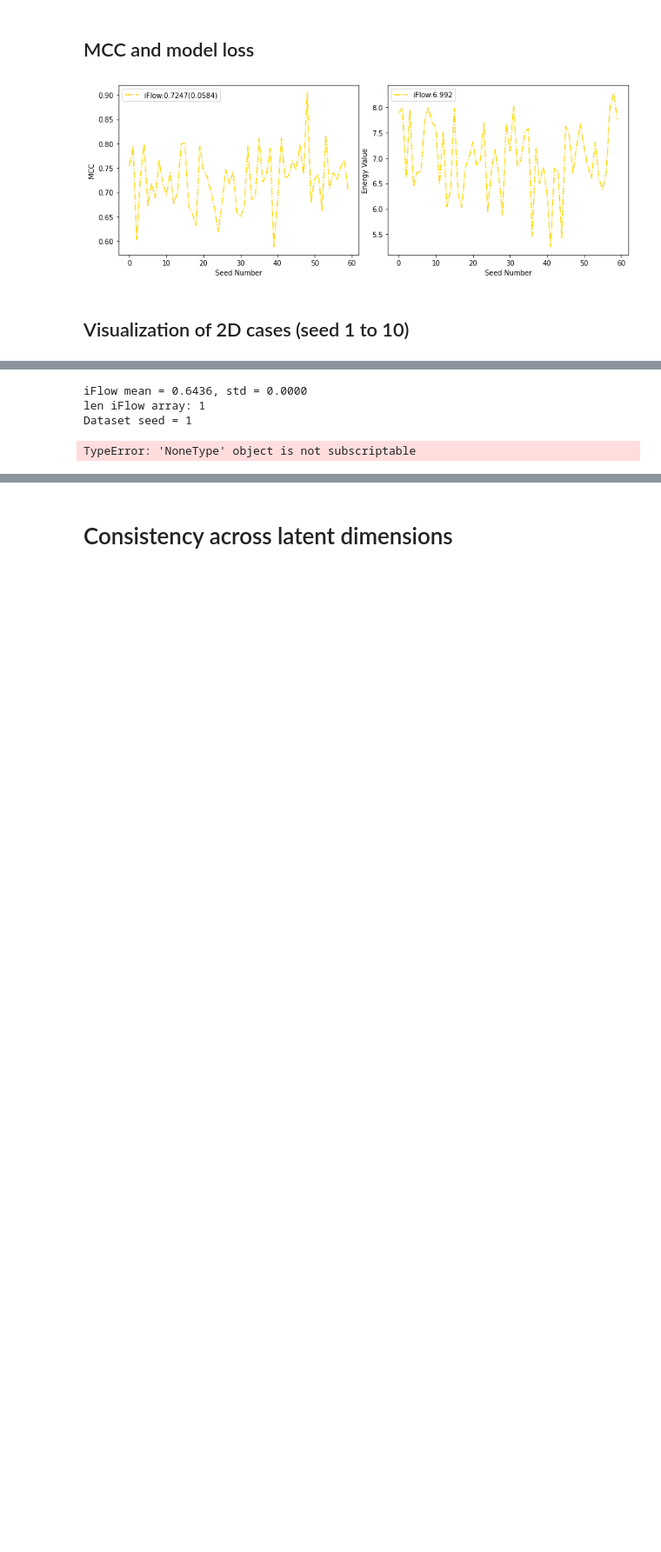
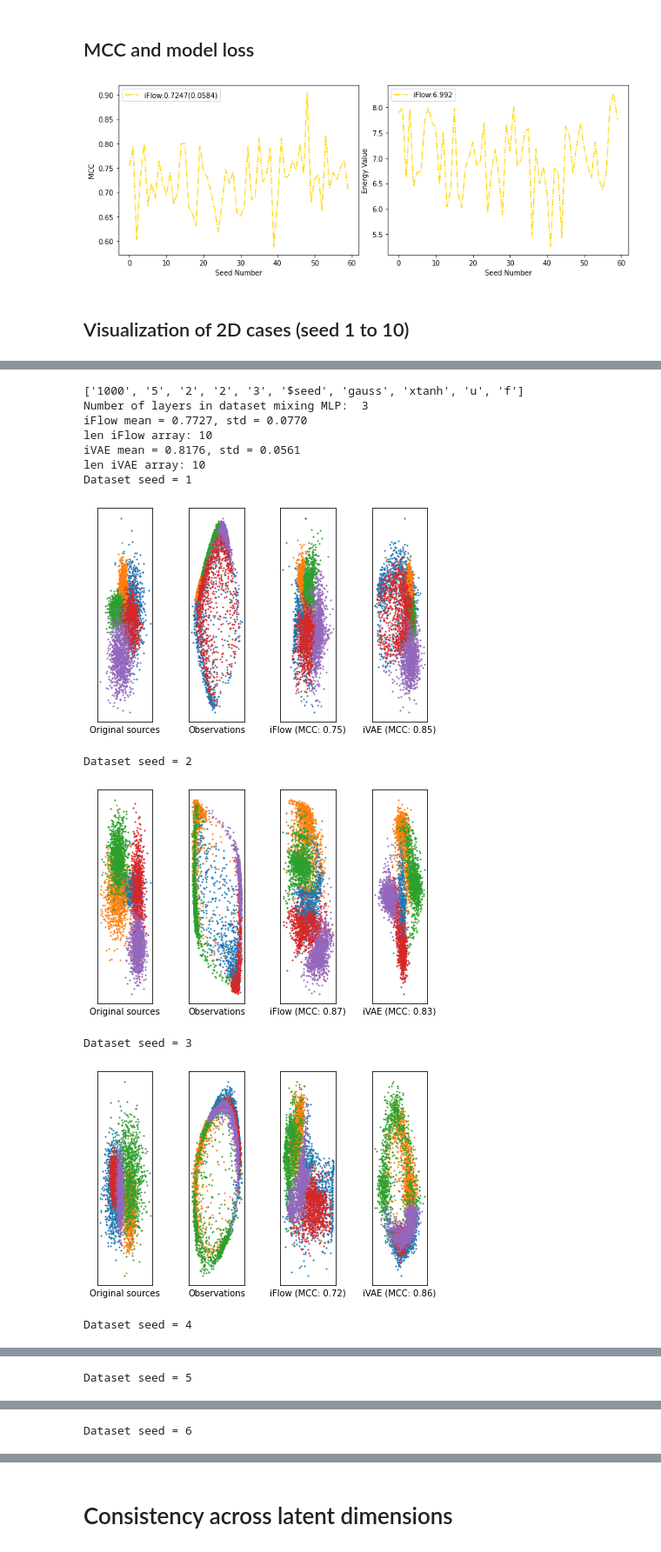
Before and after one commit to TimStolp/iFlow, a Jupyter notebook: results.ipynb, the cells around one changed output, grey strips where cells are left out. Shown at 87% size. Drawn from its saved outputs; the diff is of its cells as text; code cells hidden in the pictures; blank space fills up the shorter version.

Commit message:
Pushing result files

```diff
--- a/results.ipynb
+++ b/results.ipynb
@@ -50,16 +52,25 @@ plot_test_performances()
 # %%
 # Arguments for the used 2D dataset is the following string: '1000_5_2_2_3_$seed_gauss_xtanh_u_f'
 # For plotting, seed argument will automatically be replaced by the correct seed (1-10)
 
-iFlow_file = osp.join('results','2D_mcc_scores/iFlow_1000_5_3.txt')
-iVAE_file = 'iVAE_1000_5_3.txt'
+iFlow_file = osp.join('results','2D_mcc_scores/iFlow_1000_5_3.txt').replace("\\","/")
+iVAE_file = osp.join('results','2D_mcc_scores/iVAE_1000_5_3.txt').replace("\\","/")
 
 seeds = range(1, 11)
 data_args = "1000_5_2_2_3_$seed_gauss_xtanh_u_f"
 
-load_plot_2d(seeds, data_args, iFlow_results_file=iFlow_file, iVAE_results_file=None)
+load_plot_2d(seeds, data_args, mixing_layers = 3, iFlow_results_file=iFlow_file, iVAE_results_file=iVAE_file)
 # %% [output]
-iFlow mean = 0.6436, std = 0.0000
-len iFlow array: 1
+['1000', '5', '2', '2', '3', '$seed', 'gauss', 'xtanh', 'u', 'f']
+Number of layers in dataset mixing MLP:  3
+iFlow mean = 0.7727, std = 0.0770
+len iFlow array: 10
+iVAE mean = 0.8176, std = 0.0561
+len iVAE array: 10
 Dataset seed = 1
+[figure, added]
-TypeError: 'NoneType' object is not subscriptable
+Dataset seed = 2
+[figure, added]
+Dataset seed = 3
+[figure, added]
+Dataset seed = 4
@@ -65,0 +78 @@ TypeError: 'NoneType' object is not subscriptable
+Dataset seed = 5
@@ -65,0 +80 @@ TypeError: 'NoneType' object is not subscriptable
+Dataset seed = 6
```
Also changed, not shown: parts of 12 cells of this notebook, 13 other files.
